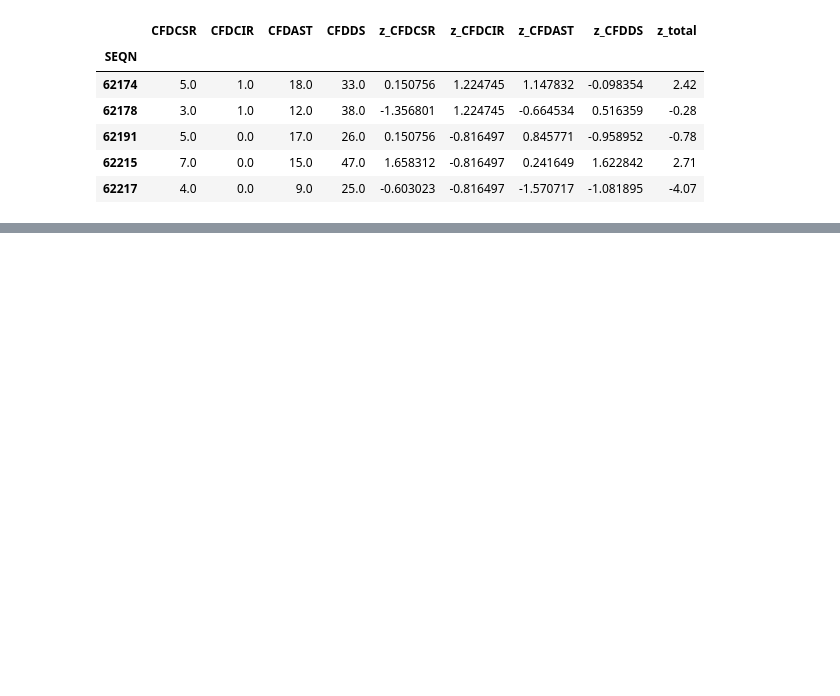
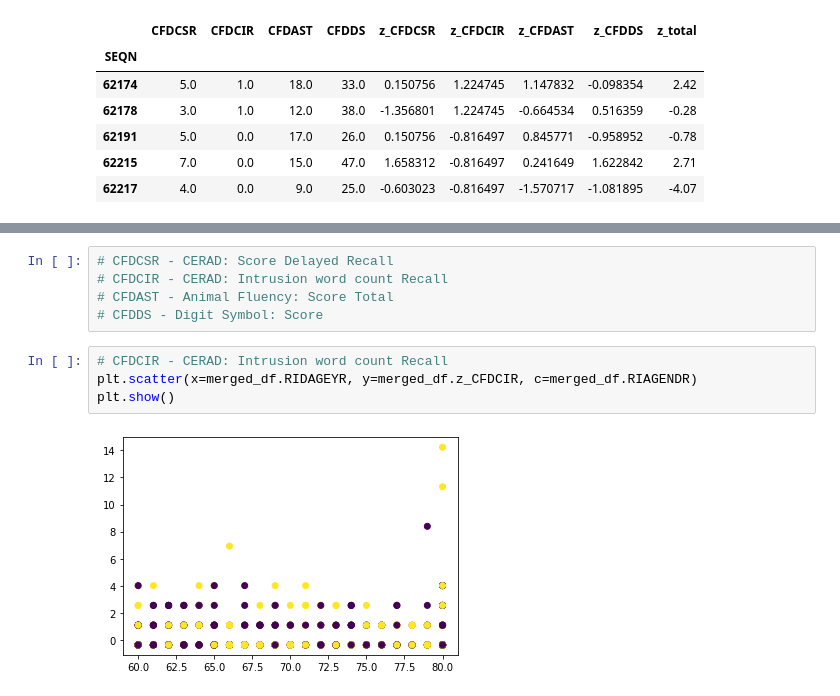
Before and after one commit to uflcod/nhanes-analysis, a Jupyter notebook: nhanes/2011_2012/scripts/cognitive_exploration.ipynb, the cells around one changed output, grey strips where cells are left out. Drawn from its saved outputs; the diff is of its cells as text; blank space fills up the shorter version.

```diff
--- a/nhanes/2011_2012/scripts/cognitive_exploration.ipynb
+++ b/nhanes/2011_2012/scripts/cognitive_exploration.ipynb
@@ -157,0 +192,11 @@ plt.show()
+# %%
+# CFDCSR - CERAD: Score Delayed Recall
+# CFDCIR - CERAD: Intrusion word count Recall
+# CFDAST - Animal Fluency: Score Total
+# CFDDS - Digit Symbol: Score
+# %%
+# CFDCIR - CERAD: Intrusion word count Recall
+plt.scatter(x=merged_df.RIDAGEYR, y=merged_df.z_CFDCIR, c=merged_df.RIAGENDR)
+plt.show()
+# %% [output]
+[figure, added]
```
Also changed, not shown: parts of 6 cells of this notebook.
